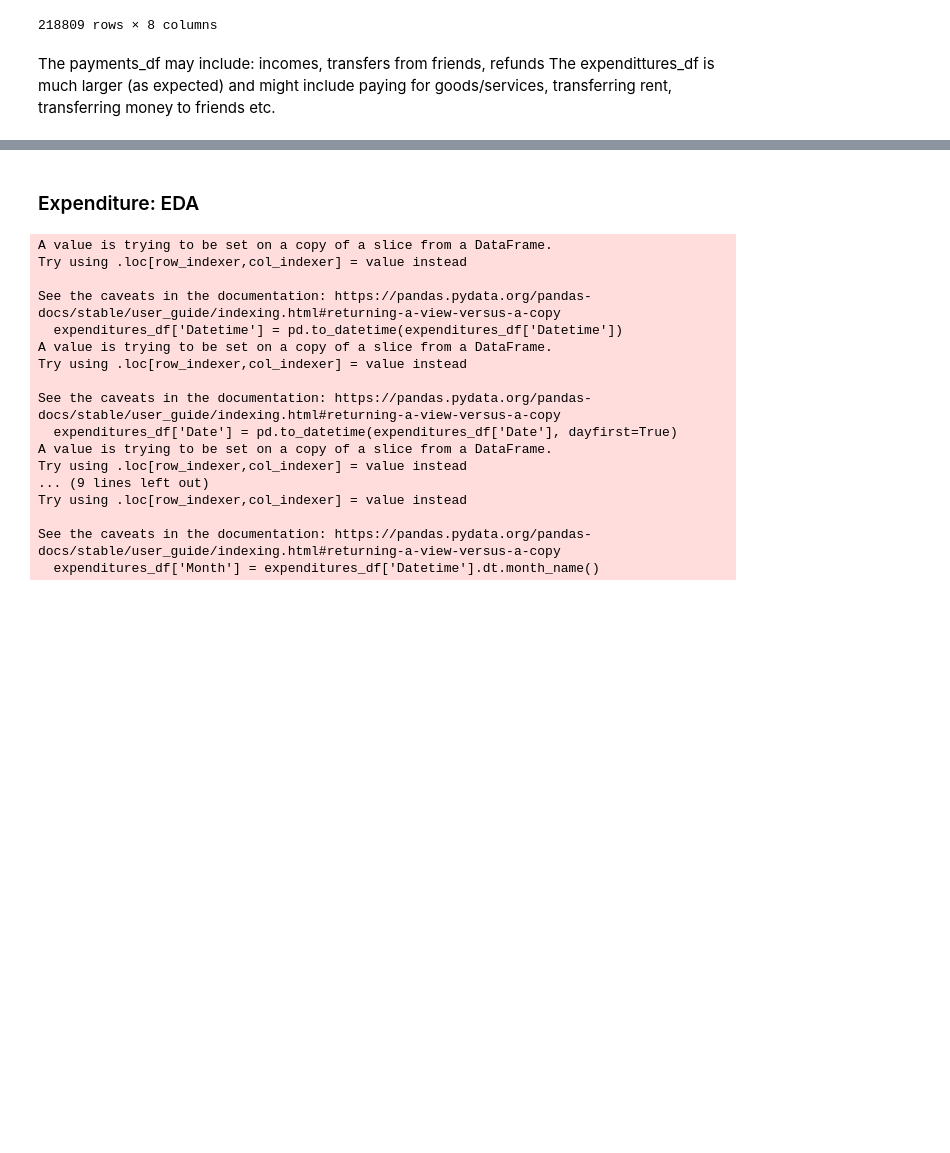
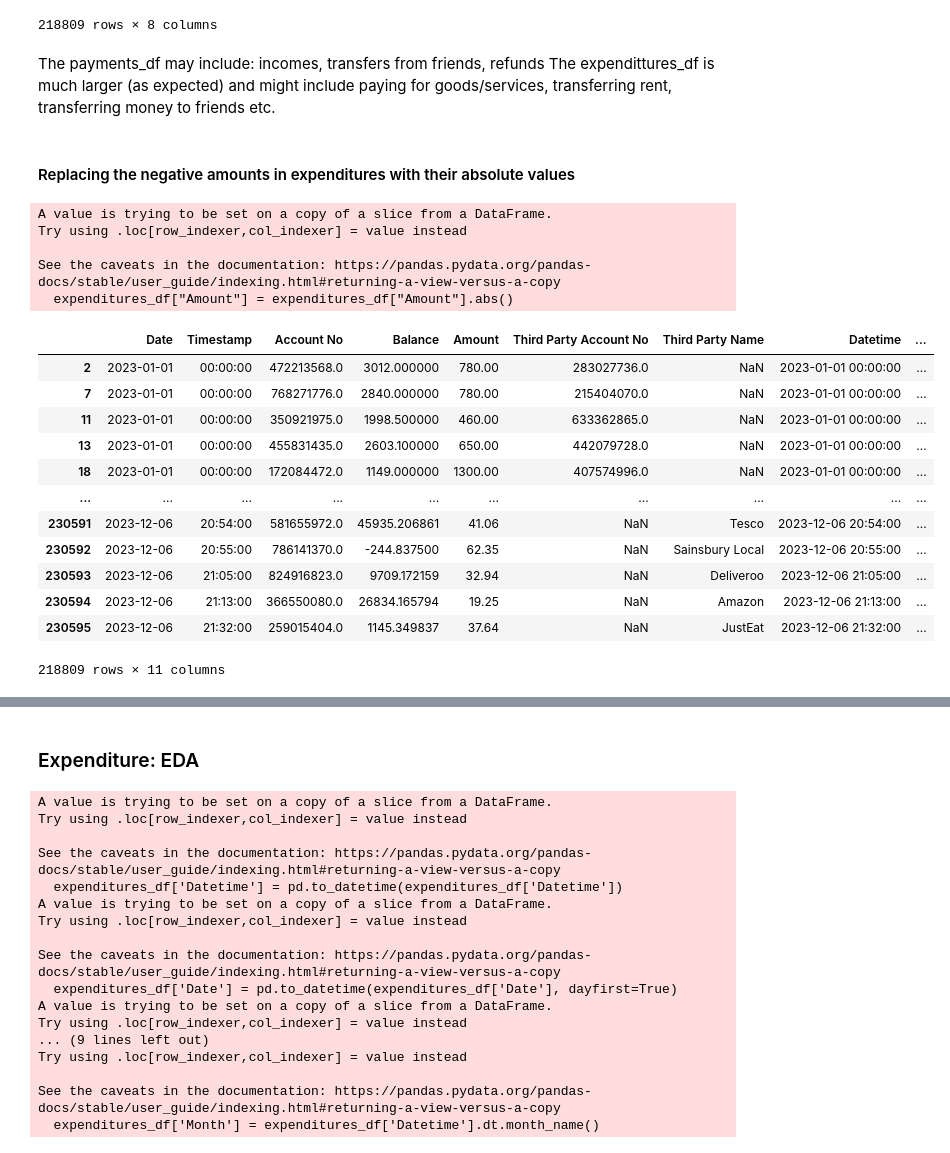
Before and after one commit to UoB-DSMP-2023-24/dsmp-2024-group27, a Jupyter notebook: Dataset2_EDA.ipynb, the cells around one changed output, grey strips where cells are left out. Cells and saved outputs as stored; diff of their text form; code cells hidden in the pictures; blank space fills up the shorter version.

```diff
--- a/Dataset2_EDA.ipynb
+++ b/Dataset2_EDA.ipynb
@@ -296,3 +299,28 @@ expenditures_df
 # %% [markdown]
 The payments_df may include: incomes, transfers from friends, refunds
 The expendittures_df is much larger (as expected) and might include paying for goods/services, transferring rent, transferring money to friends etc.
+# %% [markdown]
+#### Replacing the negative amounts in expenditures with their absolute values
+# %%
+expenditures_df["Amount"] = expenditures_df["Amount"].abs()
+
+expenditures_df
+# %% [output]
+A value is trying to be set on a copy of a slice from a DataFrame.
+Try using .loc[row_indexer,col_indexer] = value instead
+
+See the caveats in the documentation: https://pandas.pydata.org/pandas-docs/stable/user_guide/indexing.html#returning-a-view-versus-a-copy
+  expenditures_df["Amount"] = expenditures_df["Amount"].abs()
+|  | Date | Timestamp | Account No | Balance | Amount | Third Party Account No | Third Party Name | Datetime | ... |
+| 2 | 2023-01-01 | 00:00:00 | 472213568.0 | 3012.000000 | 780.00 | 283027736.0 | NaN | 2023-01-01 00:00:00 | ... |
+| 7 | 2023-01-01 | 00:00:00 | 768271776.0 | 2840.000000 | 780.00 | 215404070.0 | NaN | 2023-01-01 00:00:00 | ... |
+| 11 | 2023-01-01 | 00:00:00 | 350921975.0 | 1998.500000 | 460.00 | 633362865.0 | NaN | 2023-01-01 00:00:00 | ... |
+| 13 | 2023-01-01 | 00:00:00 | 455831435.0 | 2603.100000 | 650.00 | 442079728.0 | NaN | 2023-01-01 00:00:00 | ... |
+| 18 | 2023-01-01 | 00:00:00 | 172084472.0 | 1149.000000 | 1300.00 | 407574996.0 | NaN | 2023-01-01 00:00:00 | ... |
+| ... | ... | ... | ... | ... | ... | ... | ... | ... | ... |
+| 230591 | 2023-12-06 | 20:54:00 | 581655972.0 | 45935.206861 | 41.06 | NaN | Tesco | 2023-12-06 20:54:00 | ... |
+| 230592 | 2023-12-06 | 20:55:00 | 786141370.0 | -244.837500 | 62.35 | NaN | Sainsbury Local | 2023-12-06 20:55:00 | ... |
+| 230593 | 2023-12-06 | 21:05:00 | 824916823.0 | 9709.172159 | 32.94 | NaN | Deliveroo | 2023-12-06 21:05:00 | ... |
+| 230594 | 2023-12-06 | 21:13:00 | 366550080.0 | 26834.165794 | 19.25 | NaN | Amazon | 2023-12-06 21:13:00 | ... |
+| 230595 | 2023-12-06 | 21:32:00 | 259015404.0 | 1145.349837 | 37.64 | NaN | JustEat | 2023-12-06 21:32:00 | ... |
+218809 rows × 11 columns
```
Also changed, not shown: parts of 7 cells of this notebook, 8 other files.
